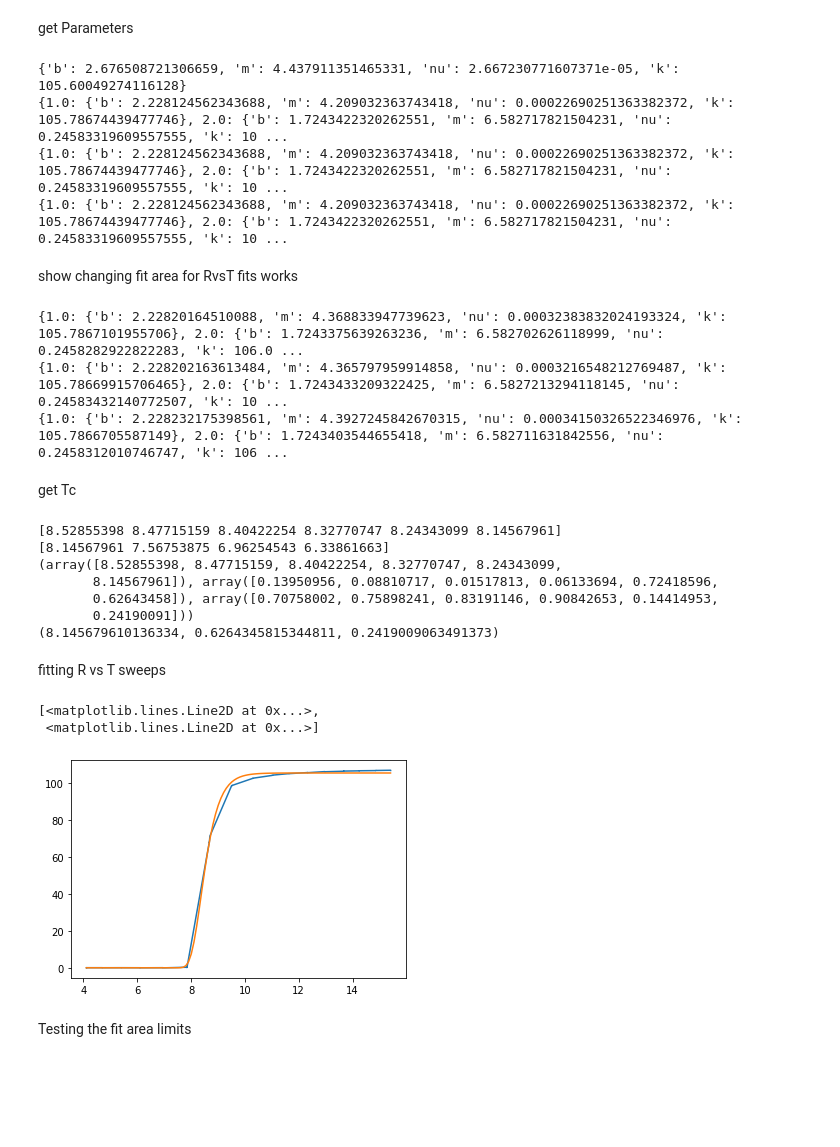
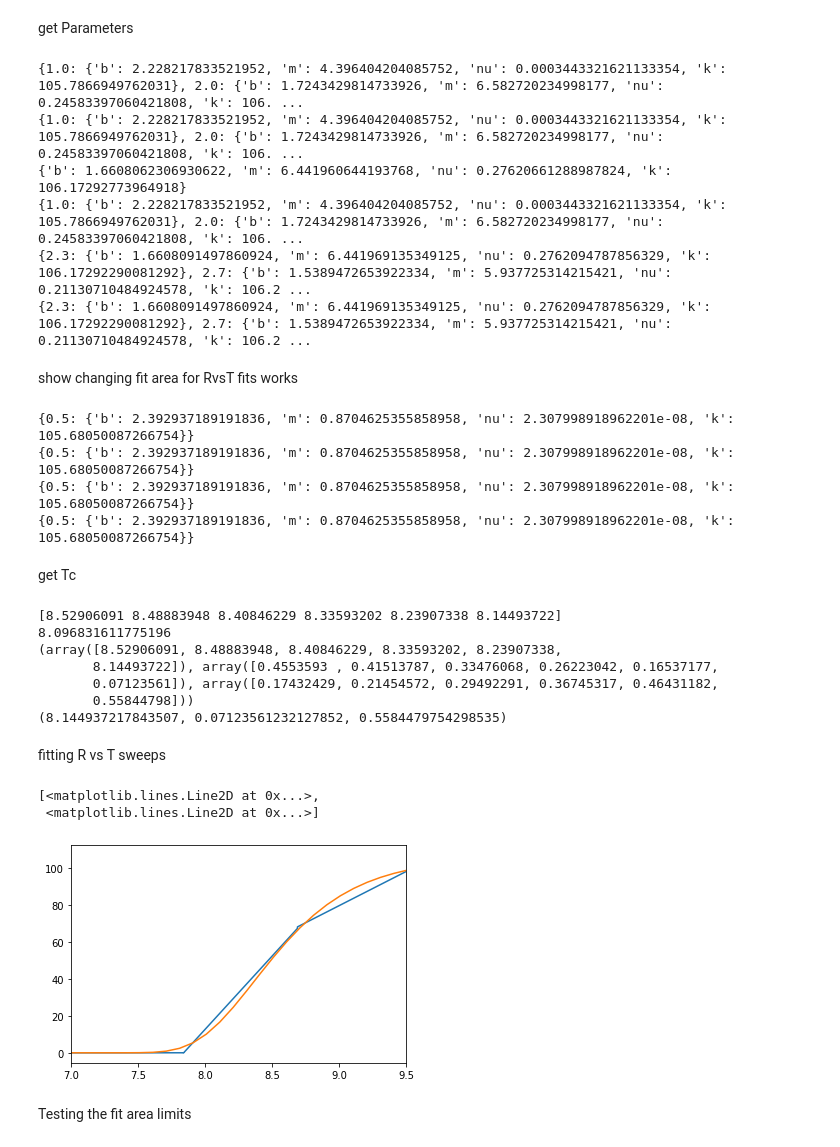
Before and after one commit to stefanstrohauer/diffusivity-module, a Jupyter notebook: Testing_diffus_package.ipynb, the cells around one changed output. Drawn from its saved outputs; the diff is of its cells as text; code cells hidden in the pictures; blank space fills up the shorter version.

```diff
--- a/Testing_diffus_package.ipynb
+++ b/Testing_diffus_package.ipynb
@@ -11,0 +44,2 @@ T2.RTfit.fit_function_type = 'richards'
+# %%
+T2=DiffusivityMeasurement('./testing_meas/200715_200218A_diffusweep-002.json')
@@ -95,8 +136,11 @@ plt.plot(*T2.R_vs_B(5))
 # %% [markdown]
 get Parameters
 # %%
-# print(T2.fit_function_parameters())
-print(T2.fit_function_parameters(B=0.1))
+# take into account that you get back all the fitted b fields, not only the ones you asked for, since the function only adds parameters to the
+#print(T2.fit_function_parameters())
+#print(T2.parameters_RTfit)
+# T2.RTfit.set_fit_parameters(b=5)
+# print(T2.fit_function_parameters(B=0.1))
 #print(T2.fit_function_parameters(B='all'))
 
 T2.parameters_RTfit={}
@@ -105,61 +149,74 @@ T2.fit_function_parameters(B=[1,2,3,4])
 print(T2.parameters_RTfit)
 T2.fit_function_parameters(B=[2.5,3.5])
 print(T2.parameters_RTfit)
-T2.fit_function_parameters(B=2.3)
+print(T2.fit_function_parameters(B=2.3))
 print(T2.parameters_RTfit)
+
+T2.parameters_RTfit={}
+print(T2.fit_function_parameters(B=[2.3,2.7]))
+print(T2.parameters_RTfit)
 # %% [output]
-{'b': 2.676508721306659, 'm': 4.437911351465331, 'nu': 2.667230771607371e-05, 'k': 105.60049274116128}
-{1.0: {'b': 2.228124562343688, 'm': 4.209032363743418, 'nu': 0.00022690251363382372, 'k': 105.78674439477746}, 2.0: {'b': 1.7243422320262551, 'm': 6.582717821504231, 'nu': 0.24583319609557555, 'k': 10 ...
-{1.0: {'b': 2.228124562343688, 'm': 4.209032363743418, 'nu': 0.00022690251363382372, 'k': 105.78674439477746}, 2.0: {'b': 1.7243422320262551, 'm': 6.582717821504231, 'nu': 0.24583319609557555, 'k': 10 ...
-{1.0: {'b': 2.228124562343688, 'm': 4.209032363743418, 'nu': 0.00022690251363382372, 'k': 105.78674439477746}, 2.0: {'b': 1.7243422320262551, 'm': 6.582717821504231, 'nu': 0.24583319609557555, 'k': 10 ...
+{1.0: {'b': 2.228217833521952, 'm': 4.396404204085752, 'nu': 0.0003443321621133354, 'k': 105.7866949762031}, 2.0: {'b': 1.7243429814733926, 'm': 6.582720234998177, 'nu': 0.24583397060421808, 'k': 106. ...
+{1.0: {'b': 2.228217833521952, 'm': 4.396404204085752, 'nu': 0.0003443321621133354, 'k': 105.7866949762031}, 2.0: {'b': 1.7243429814733926, 'm': 6.582720234998177, 'nu': 0.24583397060421808, 'k': 106. ...
+{'b': 1.6608062306930622, 'm': 6.441960644193768, 'nu': 0.27620661288987824, 'k': 106.17292773964918}
+{1.0: {'b': 2.228217833521952, 'm': 4.396404204085752, 'nu': 0.0003443321621133354, 'k': 105.7866949762031}, 2.0: {'b': 1.7243429814733926, 'm': 6.582720234998177, 'nu': 0.24583397060421808, 'k': 106. ...
+{2.3: {'b': 1.6608091497860924, 'm': 6.441969135349125, 'nu': 0.2762094787856329, 'k': 106.17292290081292}, 2.7: {'b': 1.5389472653922334, 'm': 5.937725314215421, 'nu': 0.21130710484924578, 'k': 106.2 ...
+{2.3: {'b': 1.6608091497860924, 'm': 6.441969135349125, 'nu': 0.2762094787856329, 'k': 106.17292290081292}, 2.7: {'b': 1.5389472653922334, 'm': 5.937725314215421, 'nu': 0.21130710484924578, 'k': 106.2 ...
 # %% [markdown]
 show changing fit area for RvsT fits works
 # %%
 T2.parameters_RTfit={}
-T2.fit_function_parameters(B=[1,2,3,4])
+B=0.5
+T2.fit_function_parameters(B)
 print(T2.parameters_RTfit)
 T2.set_RT_fit_limits(6,9)
-T2.fit_function_parameters(B=[1,2,3,4])
+T2.fit_function_parameters(B)
+print(T2.parameters_RTfit)
+T2.fit_function_parameters(B)
 print(T2.parameters_RTfit)
 T2.set_RT_fit_limits(7,8)
-T2.fit_function_parameters(B=[1,2,3,4])
+T2.fit_function_parameters(B)
 print(T2.parameters_RTfit)
+
+# check why always the same values
 # %% [output]
-{1.0: {'b': 2.22820164510088, 'm': 4.368833947739623, 'nu': 0.00032383832024193324, 'k': 105.7867101955706}, 2.0: {'b': 1.7243375639263236, 'm': 6.582702626118999, 'nu': 0.2458282922822283, 'k': 106.0 ...
-{1.0: {'b': 2.228202163613484, 'm': 4.365797959914858, 'nu': 0.0003216548212769487, 'k': 105.78669915706465}, 2.0: {'b': 1.7243433209322425, 'm': 6.5827213294118145, 'nu': 0.24583432140772507, 'k': 10 ...
-{1.0: {'b': 2.228232175398561, 'm': 4.3927245842670315, 'nu': 0.00034150326522346976, 'k': 105.7866705587149}, 2.0: {'b': 1.7243403544655418, 'm': 6.582711631842556, 'nu': 0.2458312010746747, 'k': 106 ...
+{0.5: {'b': 2.392937189191836, 'm': 0.8704625355858958, 'nu': 2.307998918962201e-08, 'k': 105.68050087266754}}
+{0.5: {'b': 2.392937189191836, 'm': 0.8704625355858958, 'nu': 2.307998918962201e-08, 'k': 105.68050087266754}}
+{0.5: {'b': 2.392937189191836, 'm': 0.8704625355858958, 'nu': 2.307998918962201e-08, 'k': 105.68050087266754}}
+{0.5: {'b': 2.392937189191836, 'm': 0.8704625355858958, 'nu': 2.307998918962201e-08, 'k': 105.68050087266754}}
 # %% [markdown]
 get Tc
 # %%
 print(T2.get_Tc())
-print(T2.get_Tc(B=[1,2,3,4]))
+print(T2.get_Tc(B=1.1))
 print(T2.get_Tc(err=True))
 print(T2.get_Tc(B=1, err=True))
 # %% [output]
-[8.52855398 8.47715159 8.40422254 8.32770747 8.24343099 8.14567961]
-[8.14567961 7.56753875 6.96254543 6.33861663]
-(array([8.52855398, 8.47715159, 8.40422254, 8.32770747, 8.24343099,
-       8.14567961]), array([0.13950956, 0.08810717, 0.01517813, 0.06133694, 0.72418596,
-       0.62643458]), array([0.70758002, 0.75898241, 0.83191146, 0.90842653, 0.14414953,
-       0.24190091]))
-(8.145679610136334, 0.6264345815344811, 0.2419009063491373)
+[8.52906091 8.48883948 8.40846229 8.33593202 8.23907338 8.14493722]
+8.096831611775196
+(array([8.52906091, 8.48883948, 8.40846229, 8.33593202, 8.23907338,
+       8.14493722]), array([0.4553593 , 0.41513787, 0.33476068, 0.26223042, 0.16537177,
+       0.07123561]), array([0.17432429, 0.21454572, 0.29492291, 0.36745317, 0.46431182,
+       0.55844798]))
+(8.144937217843507, 0.07123561232127852, 0.5584479754298535)
 # %% [markdown]
 fitting R vs T sweeps
 # %%
 %matplotlib inline
-B=1
-T, R = T2.R_vs_T(B)
-T_fit, R_fit = T2.fit_function(B)
+# B=1
+# T, R = T2.R_vs_T()
+# T_fit, R_fit = T2.fit_function()
 # for t,r,tf,rf in zip(T.values(), R.values(), T_fit.values(), R_fit.values()):
-#     plt.plot(t,r)
+#     plt.plot(t,r,'x')
 #     plt.plot(tf, rf)
-# print(T_fit, R_fit)
+plt.xlim(7,9.5)
+#print(T_fit, R_fit)
 
-plt.plot(*T2.R_vs_T(B=0.1), *T2.fit_function(B=0.1))
+plt.plot(*T2.R_vs_T(B=0), *T2.fit_function(B=0))
 # %% [output]
 [<matplotlib.lines.Line2D at 0x...>,
  <matplotlib.lines.Line2D at 0x...>]
-[figure, old version]
+[figure, new version]
 # %% [markdown]
 Testing the fit area limits
 # %%
```
Also changed, not shown: parts of 13 cells of this notebook.
